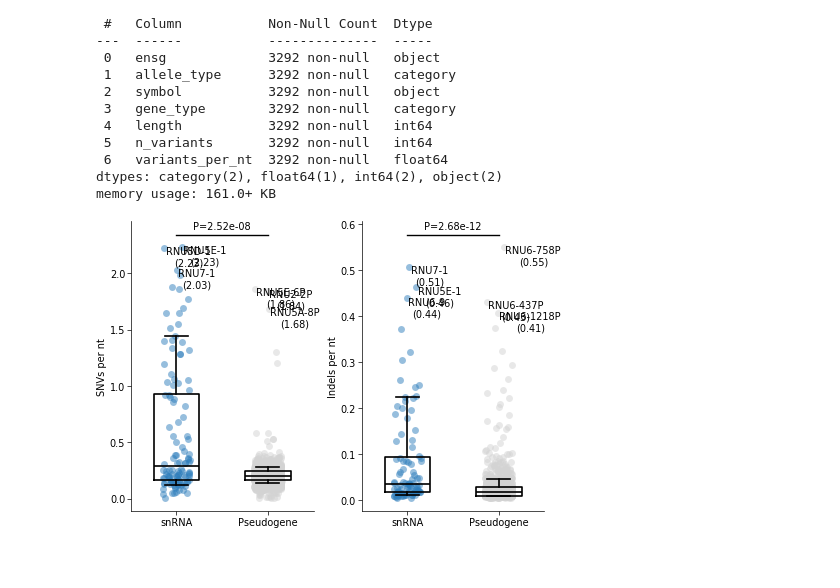
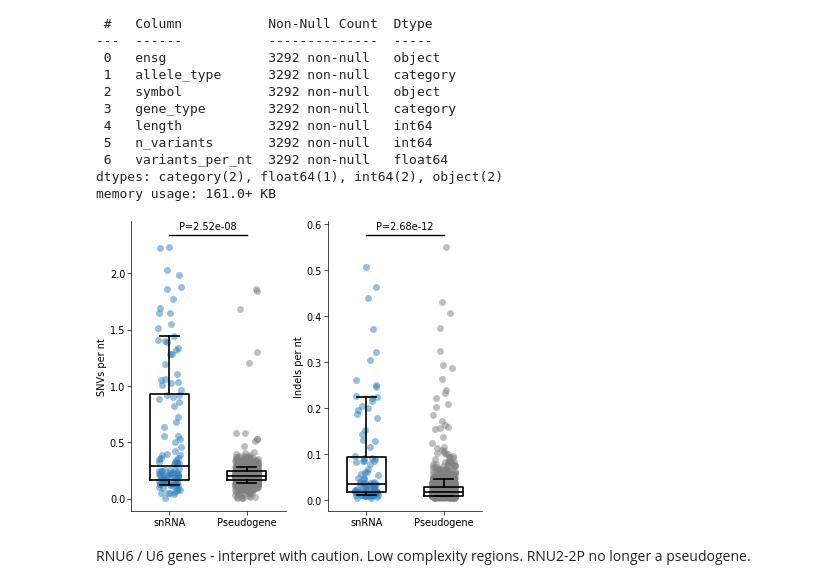
Before and after one commit to alexblakes/crdg_interview, a Jupyter notebook: experiments/plot/variant_density.ipynb, the cells around one changed output. Drawn from its saved outputs; the diff is of its cells as text; code cells hidden in the pictures; blank space fills up the shorter version.

```diff
--- a/experiments/plot/variant_density.ipynb
+++ b/experiments/plot/variant_density.ipynb
@@ -1,14 +1,16 @@
 # %%
-import pandas as pd
-import numpy as np
+from adjustText import adjust_text
 import matplotlib.pyplot as plt
 from matplotlib.pyplot import colormaps as cmaps
-
+import numpy as np
+import pandas as pd
 from scipy.stats import mannwhitneyu as mwu
 
 import src
 
 FILE_IN = "data/final/snrna_variant_counts.tsv"
+PNG="data/plots/snrna_variant_density.png"
+SVG="data/plots/snrna_variant_density.svg"
 # %%
 df = (
     pd.read_csv(FILE_IN, sep="\t")
@@ -51,9 +53,9 @@ memory usage: 161.0+ KB
 plt.style.use("src/default.mpltstyle")
 lw = 1.2
 
-fig, axs = plt.subplots(1, 2, figsize=(12 / 2.54, 8 / 2.54), constrained_layout=True)
+fig, axs = plt.subplots(1, 2, figsize=(10 / 2.54, 8 / 2.54), constrained_layout=True)
 color_snrna = cmaps["Blues"](0.7)
-color_pseudo = "lightgrey"
+color_pseudo = "grey"
 colors = [color_snrna, color_pseudo]
 dfg_variant_type = df.groupby("allele_type", observed=True)
 ax_labels = ["SNVs per nt", "Indels per nt"]
@@ -79,48 +81,73 @@ for ax, (variant_type, data), label in zip(axs, dfg_variant_type, ax_labels):
             tick_labels=[gene_type],
             whis=[10, 90],
             zorder=10,
         )
-        ax.scatter(x, y, alpha=0.5, lw=0, color=c, s=25)
+        scatter = ax.scatter(x, y, alpha=0.5, lw=0, color=c, s=25)
 
-        # Annotate the three highest values in each group
-        d3 = d.nlargest(3, "variants_per_nt")
-        texts = []
-        for _, row in d3.iterrows():
-            x = row["x"]
-            y= row["variants_per_nt"]
-            t = f'{row["symbol"]}\n({row["variants_per_nt"]:.2f})'
-            ax.annotate(
-                t,
-                xy=(x,y),
-                xytext=(1, 1),
-                textcoords="offset points",
-                ha="left",
-                va="top",
-                ma="center"
-            )
+        # # Annotate the three highest values in each group
+        # d3 = d.nlargest(3, "variants_per_nt")
+        # texts = []
+        # for _, row in d3.iterrows():
+        #     x = row["x"]
+        #     y = row["variants_per_nt"]
+        #     t = f'{row["symbol"]}'
+        #     # text = ax.annotate(
+        #     #     t,
+        #     #     xy=(x, y),
+        #     #     xytext=(1, 1),
+        #     #     textcoords="offset points",
+        #     #     # ha="left",
+        #     #     # va="top",
+        #     #     # ma="center",
+        #     #     color=c,
+        #     # )
+        #     text = ax.text(x, y, t, color=c, ha="center", va="center")
+        #     texts.append(text)
+
+        # adjust_text(
+        #     texts,
+        #     ax=ax,
+        #     objects=scatter,
+        #     # only_move=dict(
+        #         # text="x+y",
+        #         # explode="x+",
+        #     # ),
+        #     # prevent_crossings=False,
+        #     arrowprops=dict(arrowstyle="-", color=c, lw=0.5),
+        #     # force_explode=(0.8, 0.8),
+        #     # force_text=(0.5,0.5),
+        #     # ensure_inside_axes=False,
+        # )
 
     # Customize axes
     ax.set_ylabel(label)
 
     # Add significance labels
     _, y_max = ax.get_ylim()
     x0, x1 = 0, 1
     ax.plot([x0, x1], [y_max, y_max], color="black")
 
     snrna_density = data.loc[lambda x: x["gene_type"] == "snRNA", "variants_per_nt"]
     pseudo_density = data.loc[
         lambda x: x["gene_type"] == "Pseudogene", "variants_per_nt"
     ]
 
     p = mwu(snrna_density, pseudo_density, alternative="two-sided").pvalue
     p_label = f"P={p:.3n}"
     ax.annotate(
         p_label,
         xy=((x0 + x1) / 2, y_max),
         xytext=(0, 2),
         textcoords="offset points",
         ha="center",
         va="bottom",
     )
+
+# Save figure
+plt.savefig(PNG, dpi=600)
+plt.savefig(SVG)
 # %% [output]
-[figure, old version]
+[figure, new version]
+# %% [markdown]
+RNU6 / U6 genes - interpret with caution. Low complexity regions.
+RNU2-2P no longer a pseudogene.
```
Also changed, not shown: 49 other files.
